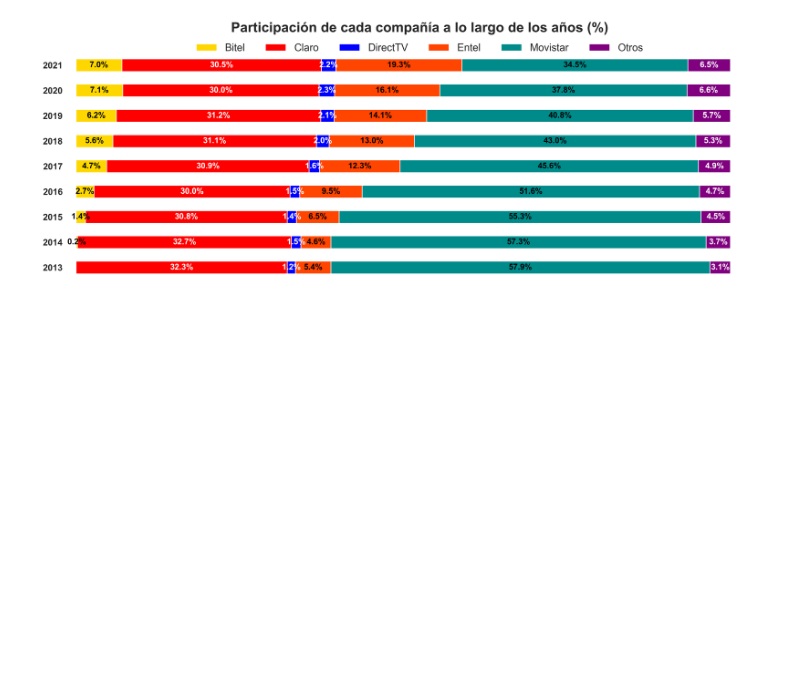
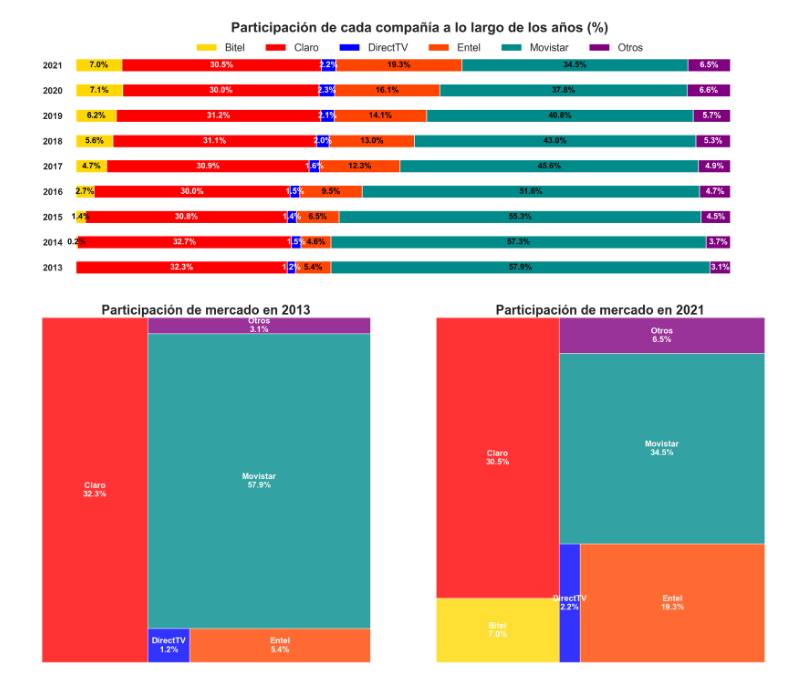
Before and after one commit to Luivelo/parcial_TEE_project_storytelling, a Jupyter notebook: storytelling_notebook_parcial.ipynb, the cells around one changed output. Cells and saved outputs as stored; diff of their text form; code cells hidden in the pictures; blank space fills up the shorter version.

```diff
--- a/storytelling_notebook_parcial.ipynb
+++ b/storytelling_notebook_parcial.ipynb
@@ -365,40 +365,38 @@ plt.show()
 # %%
 # Filtrar los datos para los años 2013 y 2021
 df_filtered = ingresos_compañias[ingresos_compañias['Año'].isin([2013, 2021])]
 
 # Pivotar el DataFrame para tener los años como índice y las compañías como columnas
-df_pivot = df_filtered.pivot(index='Año', columns='Compañia', values='Porcentaje de participación(%)').fillna(0).reset_index()
+df_pivot = df_filtered.pivot(index='Año', columns='Compañia', values='Porcentaje de participación(%)').fillna(0)
 
 # Definir los colores para las compañías
 colors = {
     'Bitel': '#FFD700',
     'Claro': '#FF0000',
     'DirectTV': '#0000FF',
     'Entel': 'orangered',
     'Movistar': 'darkcyan',
     'Otros': '#800080'
 }
 
-# Crear el TreeMap para 2013
-fig_2013 = px.treemap(
-    df_pivot[df_pivot['Año'] == 2013].melt(id_vars='Año', var_name='Compañia', value_name='Porcentaje'),
-    path=['Compañia'],
-    values='Porcentaje',
-    color='Compañia',
-    color_discrete_map=colors,
-    title='Participación de mercado en 2013'
-)
+# Crear el TreeMap para 2013 y 2021
+fig, axes = plt.subplots(1, 2, figsize=(25, 12))
 
-# Crear el TreeMap para 2021
-fig_2021 = px.treemap(
-    df_pivot[df_pivot['Año'] == 2021].melt(id_vars='Año', var_name='Compañia', value_name='Porcentaje'),
-    path=['Compañia'],
-    values='Porcentaje',
-    color='Compañia',
-    color_discrete_map=colors,
-    title='Participación de mercado en 2021'
-)
+for ax, year in zip(axes, [2013, 2021]):
+    values = df_pivot.loc[year].values
+    labels = [f"{k}\n{v:.1f}%" for k, v in df_pivot.loc[year].items()]
+    color_list = [colors[k] for k in df_pivot.loc[year].index]
 
-# Mostrar los gráficos
-fig_2013.show()
-fig_2021.show()
+    # Filtrar valores cero
+    non_zero_values = [v for v in values if v > 0]
+    non_zero_labels = [labels[i] for i in range(len(values)) if values[i] > 0]
+    non_zero_colors = [color_list[i] for i in range(len(values)) if values[i] > 0]
+
+    squarify.plot(sizes=non_zero_values, label=non_zero_labels, color=non_zero_colors, alpha=0.8, ax=ax, text_kwargs={'fontsize': 16, 'weight': 'bold', 'color': 'white'})
+    ax.set_title(f'Participación de mercado en {year}', fontsize=25, weight='bold')
+    ax.axis('off')
+
+# Mostrar el gráfico
+plt.show()
+# %% [output]
+[figure, added]
```
